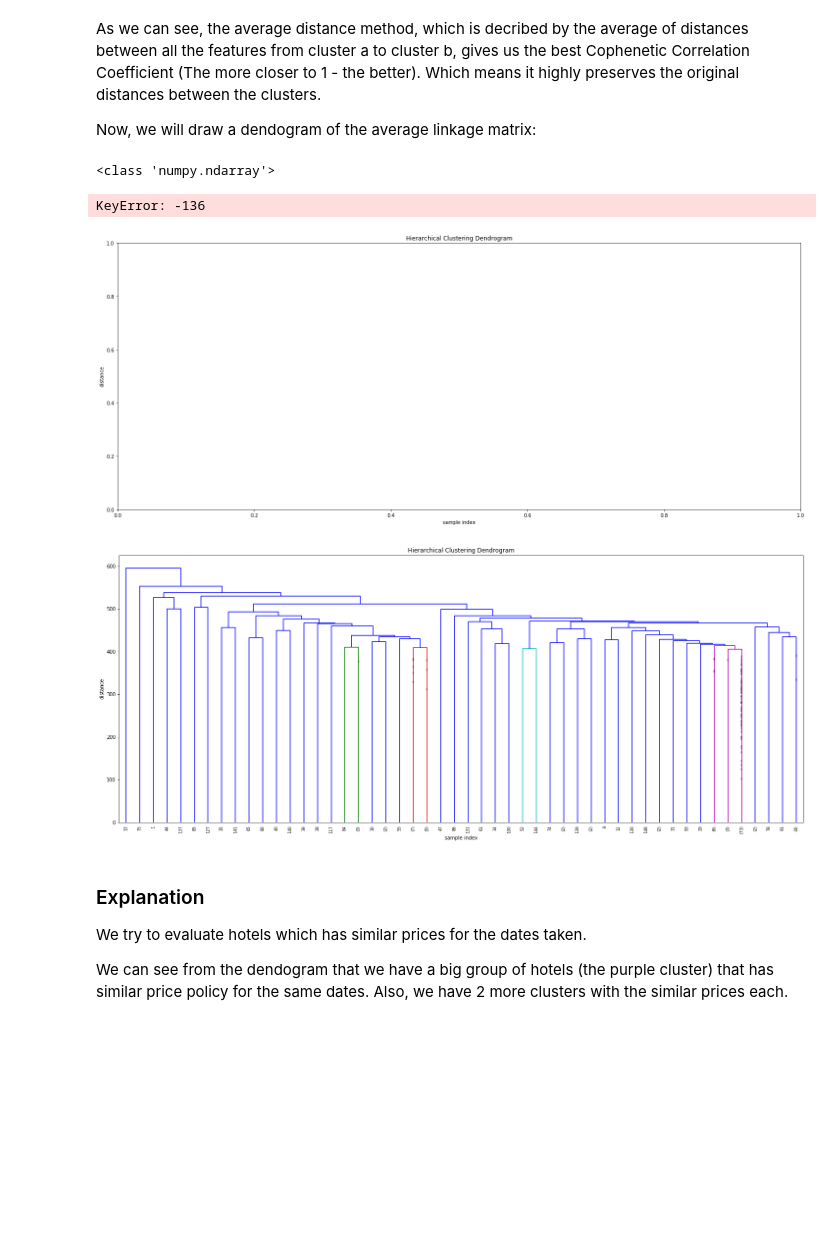
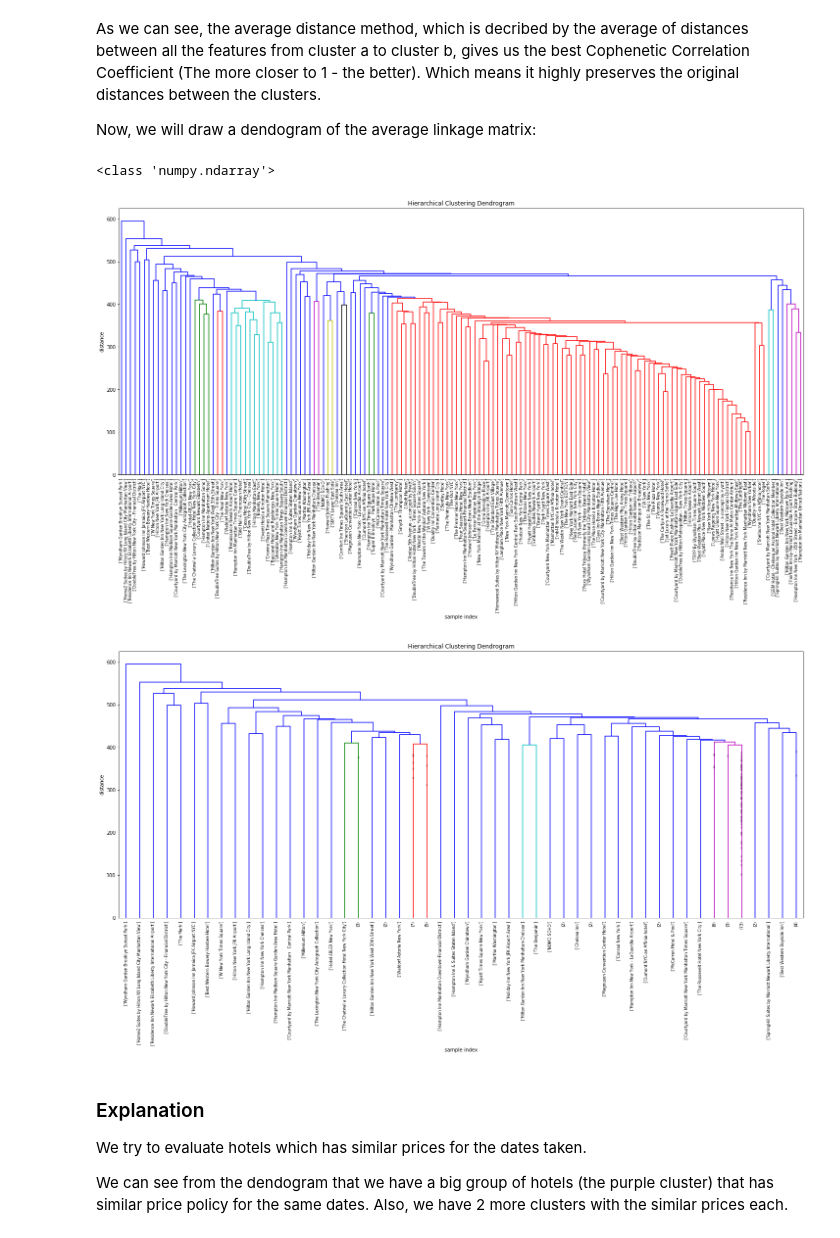
Before and after one commit to ItayGabbay/HotelsDataResearch, a Jupyter notebook: FinalProject.ipynb, the cells around one changed output. Cells and saved outputs as stored; diff of their text form; code cells hidden in the pictures; blank space fills up the shorter version.

Commit message:
Adding labels

```diff
--- a/FinalProject.ipynb
+++ b/FinalProject.ipynb
@@ -497,26 +497,23 @@ Which means it highly preserves the original distances between the clusters.
 Now, we will draw a dendogram of the average linkage matrix:
 # %%
 # calculate full dendrogram
-
-print (type(hotel_count.values))
 plt.figure(figsize=(25, 10))
 plt.title('Hierarchical Clustering Dendrogram')
 plt.xlabel('sample index')
 plt.ylabel('distance')
 dendrogram(
     average,
     leaf_rotation=90.,  # rotates the x axis labels
     leaf_font_size=8.,  # font size for the x axis labels
     truncate_mode='lastp',  # show only the last p merged clusters
     p=150,  # show only the last p merged clusters
     show_contracted=True,  # to get a distribution impression in truncated branches
-    labels= hotel_count
+    labels= hotel_count.values
 )
 plt.show()
 # %% [output]
 <class 'numpy.ndarray'>
-KeyError: -136
-[figure, old version]
+[figure, new version]
 # %%
 # calculate top 50 dendrogram
 plt.figure(figsize=(25, 10))
@@ -530,10 +527,11 @@ dendrogram(
     truncate_mode='lastp',  # show only the last p merged clusters
     p=50,  # show only the last p merged clusters
     show_contracted=True,  # to get a distribution impression in truncated branches
+    labels= hotel_count.values
 )
 plt.show()
 # %% [output]
-[figure, old version]
+[figure, new version]
 # %% [markdown]
 ### Explanation
 
```
